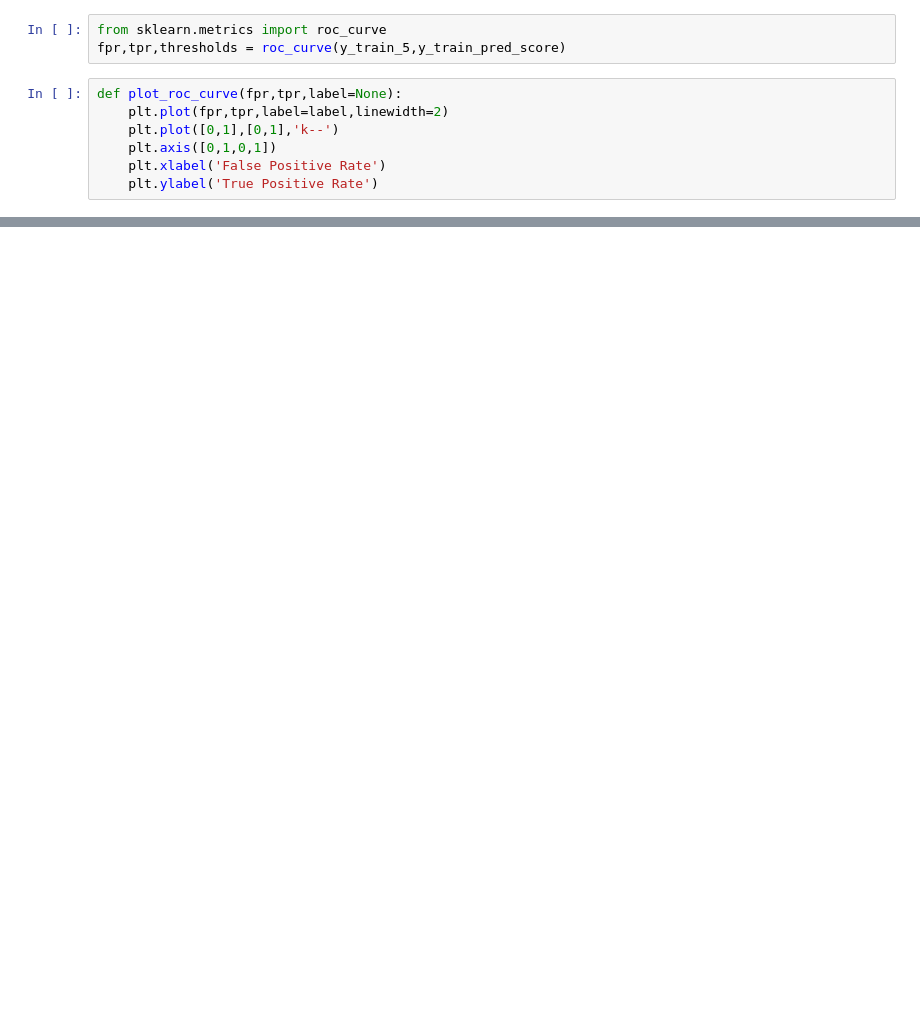
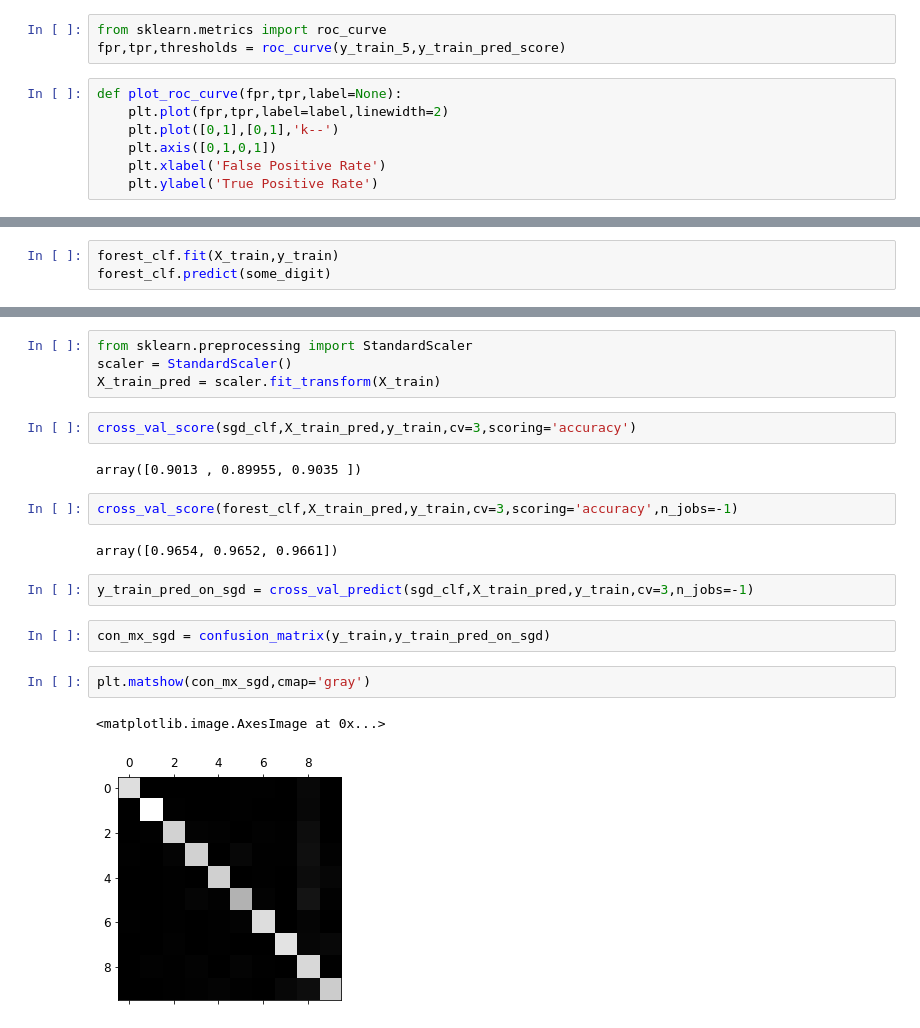
Before and after one commit to ERSSLE/machine_learning, a Jupyter notebook: chapter_03_fire.ipynb, the cells around one changed output, grey strips where cells are left out. Saved outputs shown, nothing was run; the diff lists cells and outputs as text; blank space fills up the shorter version.

```diff
--- a/chapter_03_fire.ipynb
+++ b/chapter_03_fire.ipynb
@@ -162,0 +247,3 @@ plot_roc_curve(fpr,tpr)
+# %%
+forest_clf.fit(X_train,y_train)
+forest_clf.predict(some_digit)
@@ -162,0 +262,21 @@ plot_roc_curve(fpr,tpr)
+# %%
+from sklearn.preprocessing import StandardScaler
+scaler = StandardScaler()
+X_train_pred = scaler.fit_transform(X_train)
+# %%
+cross_val_score(sgd_clf,X_train_pred,y_train,cv=3,scoring='accuracy')
+# %% [output]
+array([0.9013 , 0.89955, 0.9035 ])
+# %%
+cross_val_score(forest_clf,X_train_pred,y_train,cv=3,scoring='accuracy',n_jobs=-1)
+# %% [output]
+array([0.9654, 0.9652, 0.9661])
+# %%
+y_train_pred_on_sgd = cross_val_predict(sgd_clf,X_train_pred,y_train,cv=3,n_jobs=-1)
+# %%
+con_mx_sgd = confusion_matrix(y_train,y_train_pred_on_sgd)
+# %%
+plt.matshow(con_mx_sgd,cmap='gray')
+# %% [output]
+<matplotlib.image.AxesImage at 0x...>
+[figure, added]
```
Also changed, not shown: parts of 37 cells of this notebook.
